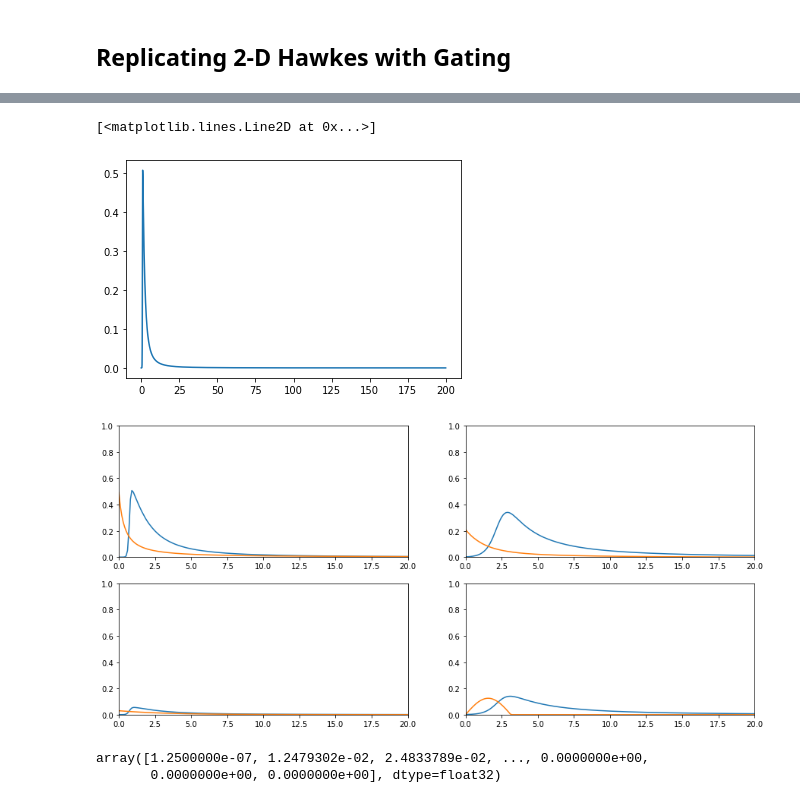
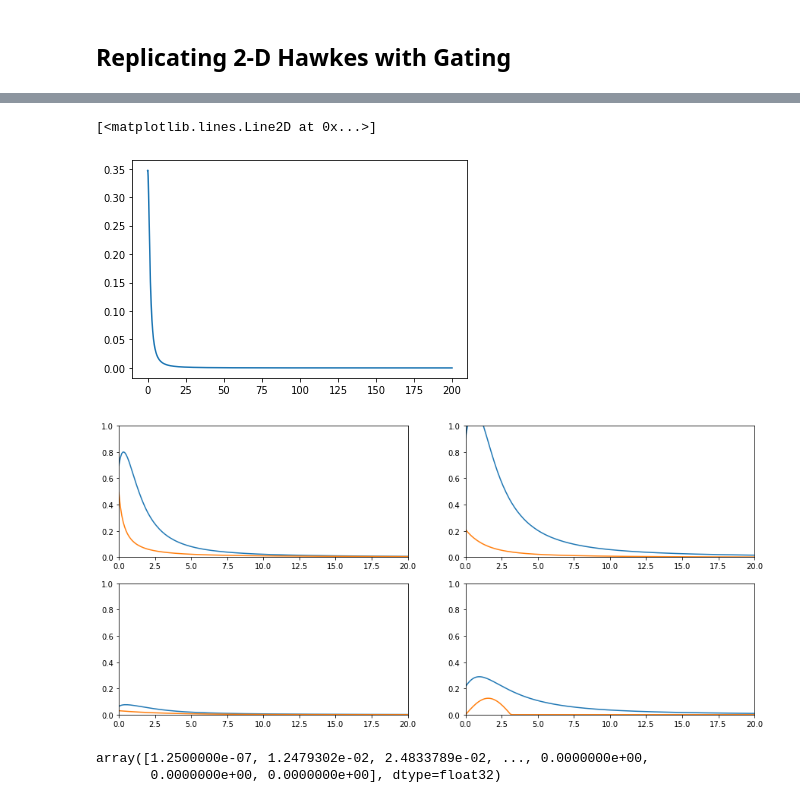
Before and after one commit to yamacisik/gated_kernel_tpp, a Jupyter notebook: kernel_fuctions_experiments.ipynb, the cells around one changed output, grey strips where cells are left out. Drawn from its saved outputs; the diff is of its cells as text; code cells hidden in the pictures.

```diff
--- a/kernel_fuctions_experiments.ipynb
+++ b/kernel_fuctions_experiments.ipynb
@@ -680,23 +675,24 @@ params.tail(8)
 # %%
  def magic_kernel_2(x, sigma=1, lengthscale=5, l = 1.0,s=1.0):
     d= x
-    k1 = 1 + torch.tanh((d - l +1) / s)
+    k1 = (1 + torch.tanh((d - l +2) / s))
     alpha = 1
     k2 =  (1 + (d ** 2) / (alpha * lengthscale ** 2)) ** (-alpha)
     # k2 = torch.exp(-(d) / lengthscale)
     scores = (sigma**2)*(k1)*(k2)
     # self.scores = sigma*(alpha/le
 
     return scores
 values = magic_kernel_2(t,sigma = 0.590733, lengthscale = 1.580386, s = 0.106591,l = 1.728479)
+# k1 = 1 + torch.tanh((t - 2) / 0.920143)
 plt.plot(t,values)
 # %% [output]
 [<matplotlib.lines.Line2D at 0x...>]
-[figure, old version]
+[figure, new version]
 # %%
 
 
-model_id  = '02960f3e72'
+model_id  = 'a06b8a735f'
 ls = params.loc[params.Model_ID ==model_id].values[0][1:5]
 sigmas = params.loc[params.Model_ID ==model_id].values[0][5:9]
 lengtscales = params.loc[params.Model_ID ==model_id].values[0][9:13]
@@ -704,12 +700,11 @@ ss = params.loc[params.Model_ID ==model_id].values[0][13:17]
 
 def magic_kernel_2(x, sigma=1, lengthscale=5, l = 1.0,s=1.0):
     d= x
-    k1 = 1 + torch.tanh((d - l +1) / s)
+    k1 = 1 + torch.tanh((d - l +2) / s)
     alpha = 1
     k2 =  (1 + (d ** 2) / (alpha * lengthscale ** 2)) ** (-alpha)
     # k2 = torch.exp(-(d) / lengthscale)
     scores = (sigma**2)*(k1)*(k2)
-    # self.scores = sigma*(alpha/le
 
     return scores
 
@@ -735,7 +730,7 @@ for i in range(len(axes)):
 # axes[2].set_xlim(0, 10)
 # axes[3].set_ylim(0, 0.3)
 # %% [output]
-[figure, old version]
+[figure, new version]
 # %%
 real_values
 # %% [output]
```
Also changed, not shown: parts of 1 cell of this notebook, 1 other file.
